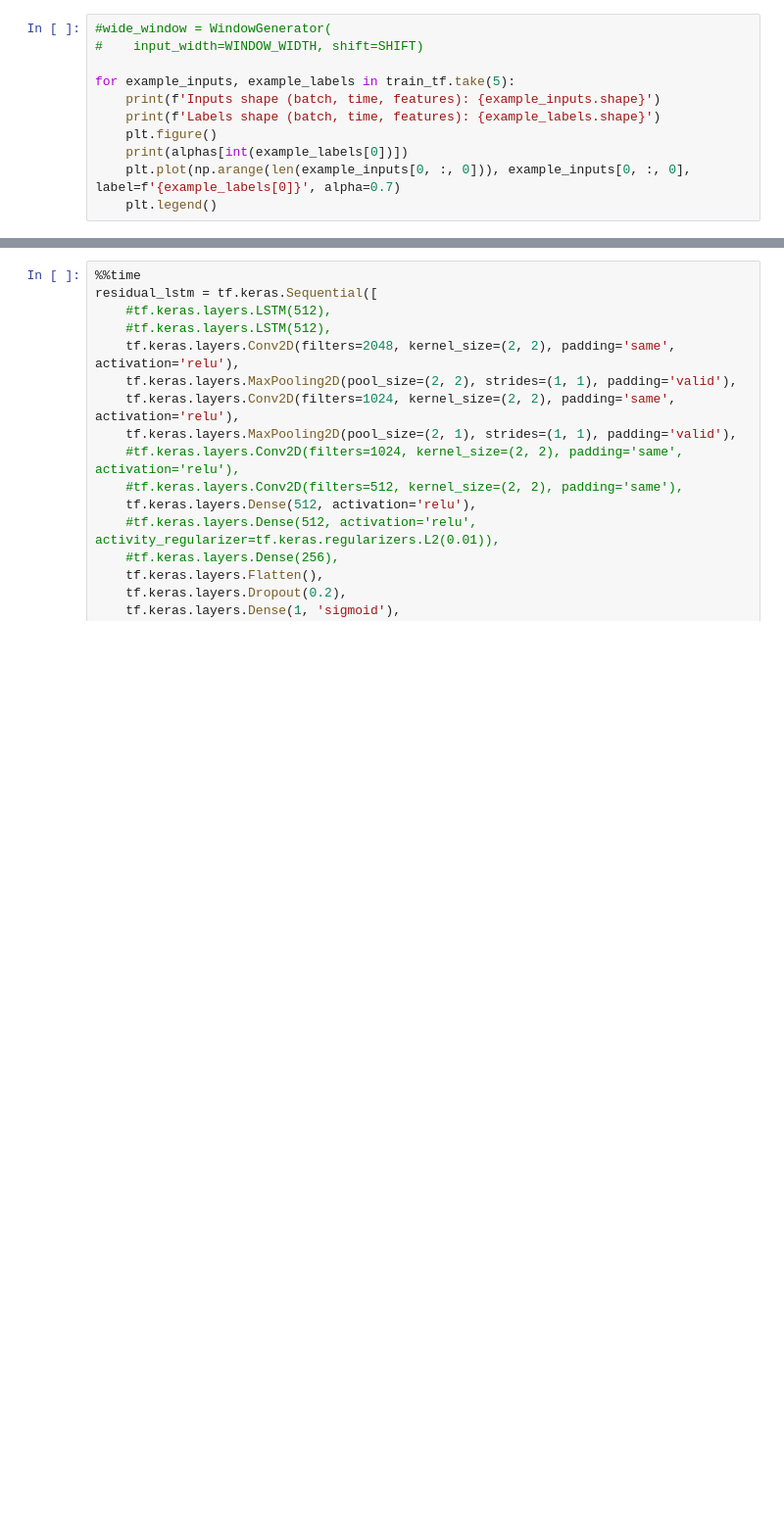
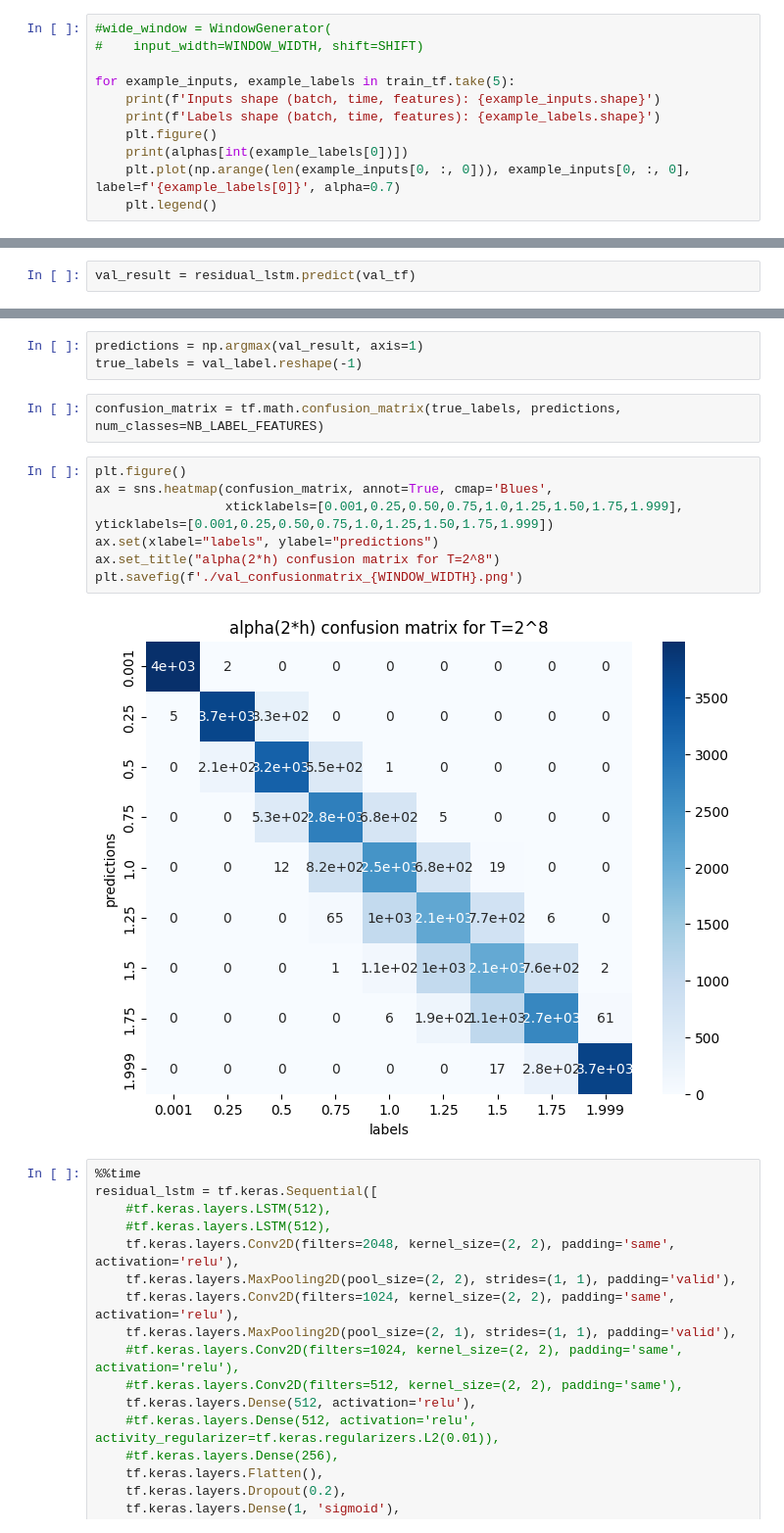
Before and after one commit to JunwooParkSaribu/SPT_a, a Jupyter notebook: analysis_modeling/training_sample3.ipynb, the cells around one changed output, grey strips where cells are left out. Shown: that part at 98% size. Saved outputs shown, nothing was run; the diff lists cells and outputs as text; blank space fills up the shorter version.

```diff
--- a/analysis_modeling/training_sample3.ipynb
+++ b/analysis_modeling/training_sample3.ipynb
@@ -720,0 +767,2 @@ Epoch 4/10000
+# %%
+val_result = residual_lstm.predict(val_tf)
@@ -721,3 +771,17 @@ Epoch 4/10000
+# %%
+predictions = np.argmax(val_result, axis=1)
+true_labels = val_label.reshape(-1)
+# %%
+confusion_matrix = tf.math.confusion_matrix(true_labels, predictions, num_classes=NB_LABEL_FEATURES)
+# %%
+plt.figure()
+ax = sns.heatmap(confusion_matrix, annot=True, cmap='Blues',
+                 xticklabels=[0.001,0.25,0.50,0.75,1.0,1.25,1.50,1.75,1.999], yticklabels=[0.001,0.25,0.50,0.75,1.0,1.25,1.50,1.75,1.999])
+ax.set(xlabel="labels", ylabel="predictions")
+ax.set_title("alpha(2*h) confusion matrix for T=2^8")
+plt.savefig(f'./val_confusionmatrix_{WINDOW_WIDTH}.png')
+# %% [output]
+[figure, added]
 # %%
 %%time
 residual_lstm = tf.keras.Sequential([
```
Also changed, not shown: parts of 9 cells of this notebook, 3 other files.
